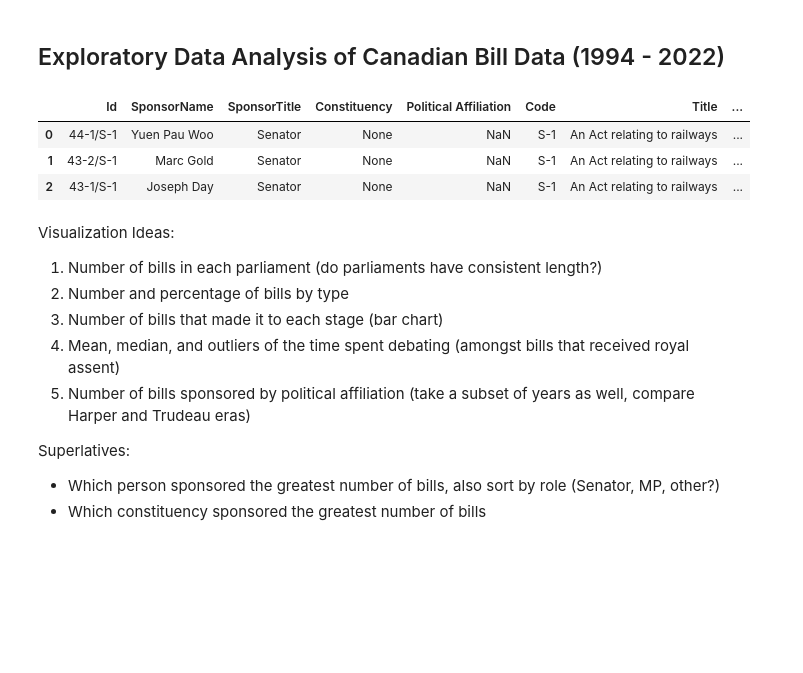
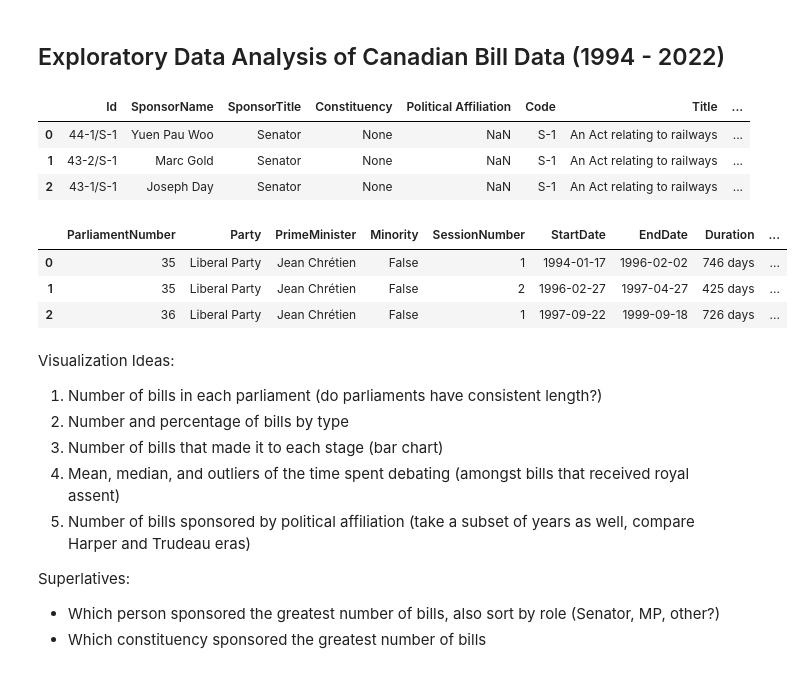
Before and after one commit to rileywheadon/canadian-legislation-visualisation, a Jupyter notebook: notebooks/04-visualisation.ipynb, the cells around one changed output. Drawn from its saved outputs; the diff is of its cells as text; code cells hidden in the pictures; blank space fills up the shorter version.

```diff
--- a/notebooks/04-visualisation.ipynb
+++ b/notebooks/04-visualisation.ipynb
@@ -23,22 +8,28 @@ party_colors = {
 # %%
 # Read aggregated datasets
-data = pd.read_csv('../data/cleaned/bill_data.csv')
+bills = pd.read_csv('../data/cleaned/bill_data.csv')
 parliaments = pd.read_csv('../data/cleaned/parliament_data.csv')
 
 # Change parliaments columns back to datetime format
-for col in ['StartDate', 'EndDate']:
-    parliaments[col] = pd.to_datetime(parliaments[col])
-
+parliaments['StartDate'] = pd.to_datetime(parliaments['StartDate'])
+parliaments['EndDate'] = pd.to_datetime(parliaments['EndDate'])
 parliaments['Duration'] = pd.to_timedelta(parliaments['Duration'])
-
-# Display all columns
-with pd.option_context('display.max_columns', None):
-    display(data.head(3))
-# %% [output]
-|  | Id | SponsorName | SponsorTitle | Constituency | Political Affiliation | Code | Title | ... |
-| 0 | 44-1/S-1 | Yuen Pau Woo | Senator | None | NaN | S-1 | An Act relating to railways | ... |
-| 1 | 43-2/S-1 | Marc Gold | Senator | None | NaN | S-1 | An Act relating to railways | ... |
-| 2 | 43-1/S-1 | Joseph Day | Senator | None | NaN | S-1 | An Act relating to railways | ... |
+# %%
+with pd.option_context('display.max_columns', None):
+    display(bills.head(3))
+# %% [output]
+|  | Id | SponsorName | SponsorTitle | Constituency | Political Affiliation | Code | Title | ... |
+| 0 | 44-1/S-1 | Yuen Pau Woo | Senator | None | NaN | S-1 | An Act relating to railways | ... |
+| 1 | 43-2/S-1 | Marc Gold | Senator | None | NaN | S-1 | An Act relating to railways | ... |
+| 2 | 43-1/S-1 | Joseph Day | Senator | None | NaN | S-1 | An Act relating to railways | ... |
+# %%
+with pd.option_context('display.max_columns', None):
+    display(parliaments.head(3))
+# %% [output]
+|  | ParliamentNumber | Party | PrimeMinister | Minority | SessionNumber | StartDate | EndDate | Duration | ... |
+| 0 | 35 | Liberal Party | Jean Chrétien | False | 1 | 1994-01-17 | 1996-02-02 | 746 days | ... |
+| 1 | 35 | Liberal Party | Jean Chrétien | False | 2 | 1996-02-27 | 1997-04-27 | 425 days | ... |
+| 2 | 36 | Liberal Party | Jean Chrétien | False | 1 | 1997-09-22 | 1999-09-18 | 726 days | ... |
 # %% [markdown]
 Visualization Ideas:
 1. Number of bills in each parliament (do parliaments have consistent length?)
```
Also changed, not shown: parts of 32 cells of this notebook, 17 other files.
